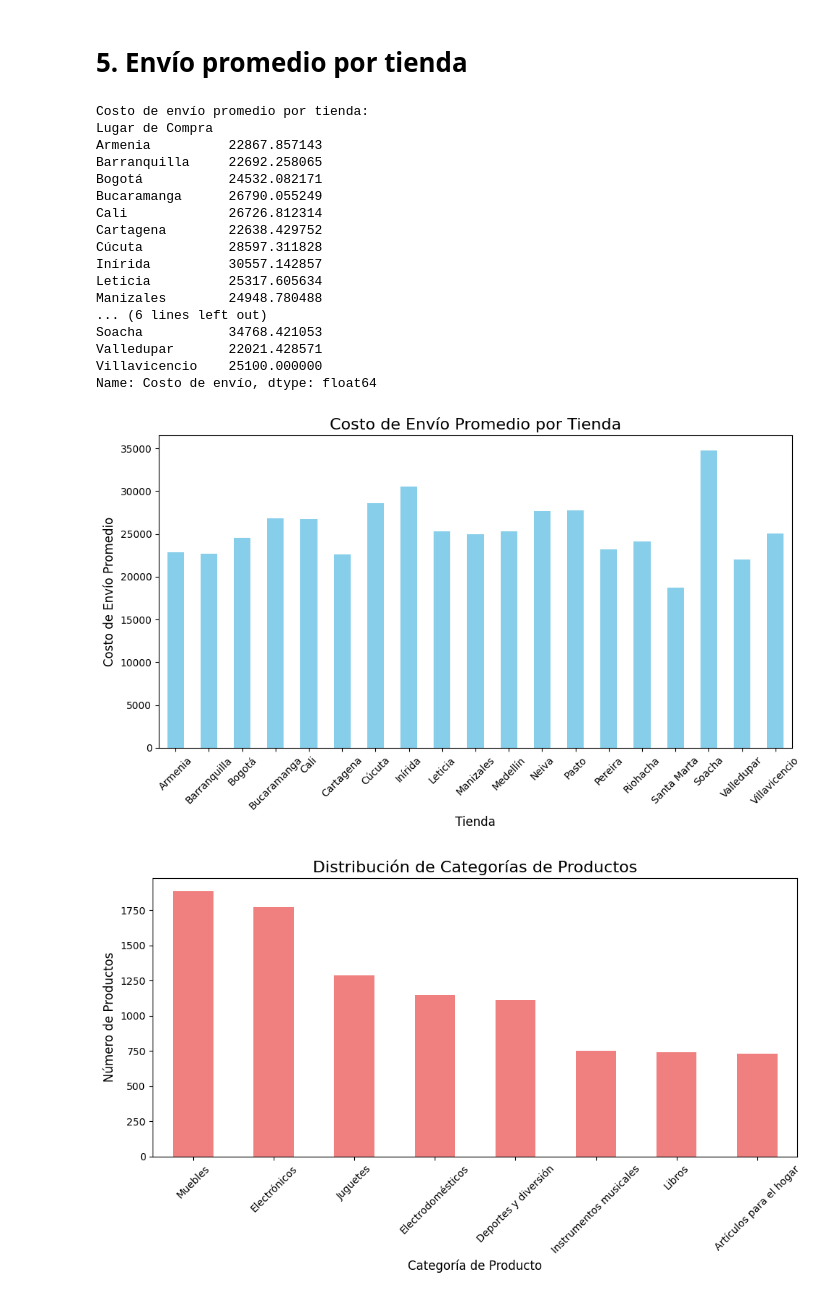
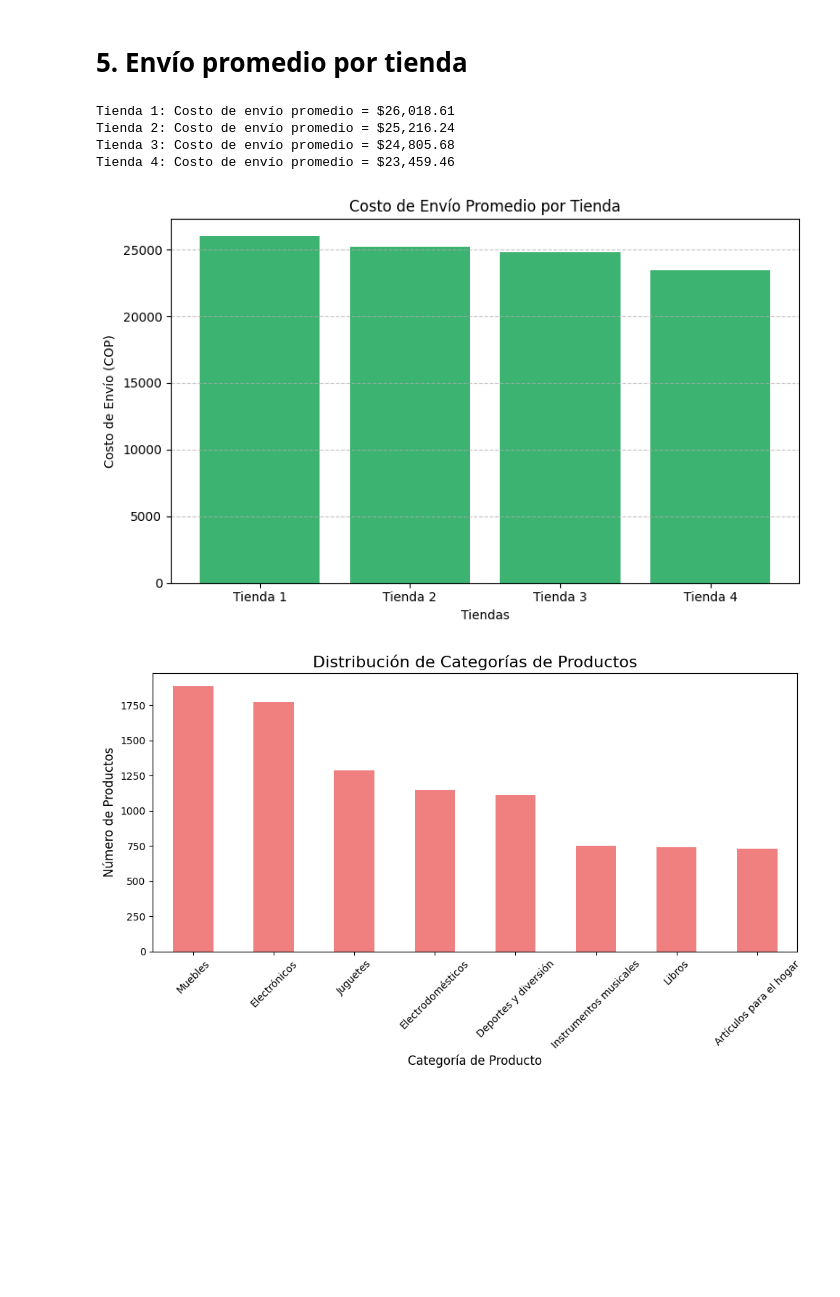
Before and after one commit to darcygith/Challenge_2, a Jupyter notebook: AluraStoreLatam.ipynb, the cells around one changed output. Drawn from its saved outputs; the diff is of its cells as text; code cells hidden in the pictures; blank space fills up the shorter version.

```diff
--- a/AluraStoreLatam.ipynb
+++ b/AluraStoreLatam.ipynb
@@ -231,50 +227,38 @@ plt.show()
 [figure]
 # %% [markdown]
 # 5. Envío promedio por tienda
-# %%
-# Concatenar todos los dataframes en uno solo
-tiendas = pd.concat([tienda, tienda2, tienda3, tienda4])
-
-# Agrupar por lugar de compra (tienda) y calcular el costo de envío promedio
-costo_envio_promedio = tiendas.groupby('Lugar de Compra')['Costo de envío'].mean()
-
-# Mostrar el costo de envío promedio para cada tienda
-print("Costo de envío promedio por tienda:")
-print(costo_envio_promedio)
-# %% [output]
-Costo de envío promedio por tienda:
-Lugar de Compra
-Armenia          22867.857143
-Barranquilla     22692.258065
-Bogotá           24532.082171
-Bucaramanga      26790.055249
-Cali             26726.812314
-Cartagena        22638.429752
-Cúcuta           28597.311828
-Inírida          30557.142857
-Leticia          25317.605634
-Manizales        24948.780488
-... (6 lines left out)
-Soacha           34768.421053
-Valledupar       22021.428571
-Villavicencio    25100.000000
-Name: Costo de envío, dtype: float64
-# %%
-# Crear un gráfico de barras para visualizar el costo de envío promedio por tienda
-plt.figure(figsize=(10, 6))
-costo_envio_promedio.plot(kind='bar', color='skyblue')
-
-# Añadir títulos y etiquetas
-plt.title('Costo de Envío Promedio por Tienda', fontsize=16)
-plt.xlabel('Tienda', fontsize=12)
-plt.ylabel('Costo de Envío Promedio', fontsize=12)
-plt.xticks(rotation=45)
-plt.tight_layout()
-
-# Mostrar el gráfico
-plt.show()
-# %% [output]
-[figure, removed]
+# %%
+# Función para calcular solo el costo de envío promedio
+def costo_envio_promedio(nombre, tienda):
+    promedio = tienda['Costo de envío'].mean()
+    print(f"{nombre}: Costo de envío promedio = ${promedio:,.2f}")
+    return promedio
+
+# Calcular costos y guardarlos
+costos = {
+    "Tienda 1": costo_envio_promedio("Tienda 1", tienda),
+    "Tienda 2": costo_envio_promedio("Tienda 2", tienda2),
+    "Tienda 3": costo_envio_promedio("Tienda 3", tienda3),
+    "Tienda 4": costo_envio_promedio("Tienda 4", tienda4),
+}
+
+# Crear la gráfica de barras
+plt.figure(figsize=(8,5))
+plt.bar(costos.keys(), costos.values(), color='mediumseagreen')
+plt.title('Costo de Envío Promedio por Tienda')
+plt.xlabel('Tiendas')
+plt.ylabel('Costo de Envío (COP)')
+plt.grid(axis='y', linestyle='--', alpha=0.7)
+plt.tight_layout()
+
+# Mostrar la gráfica
+plt.show()
+# %% [output]
+Tienda 1: Costo de envío promedio = $26,018.61
+Tienda 2: Costo de envío promedio = $25,216.24
+Tienda 3: Costo de envío promedio = $24,805.68
+Tienda 4: Costo de envío promedio = $23,459.46
+[figure, added]
 # %%
 # Agrupar por categoría de producto y contar la cantidad de productos en cada categoría
 categoria_counts = tiendas['Categoría del Producto'].value_counts()
```
Also changed, not shown: parts of 1 cell of this notebook, 1 other file.
